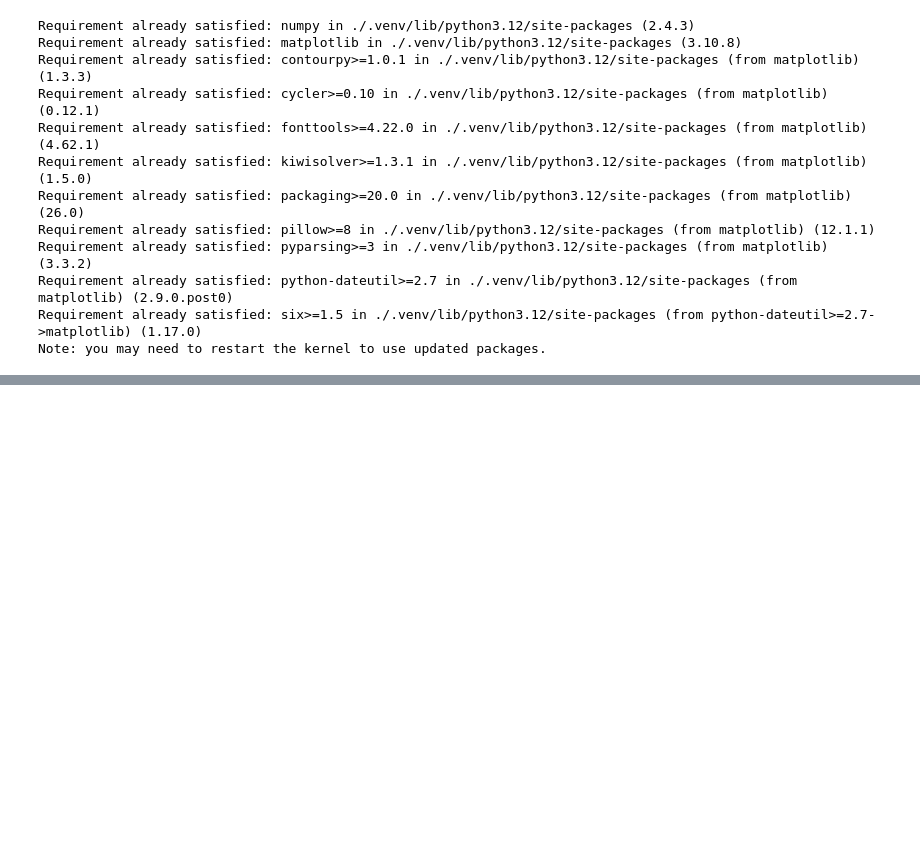
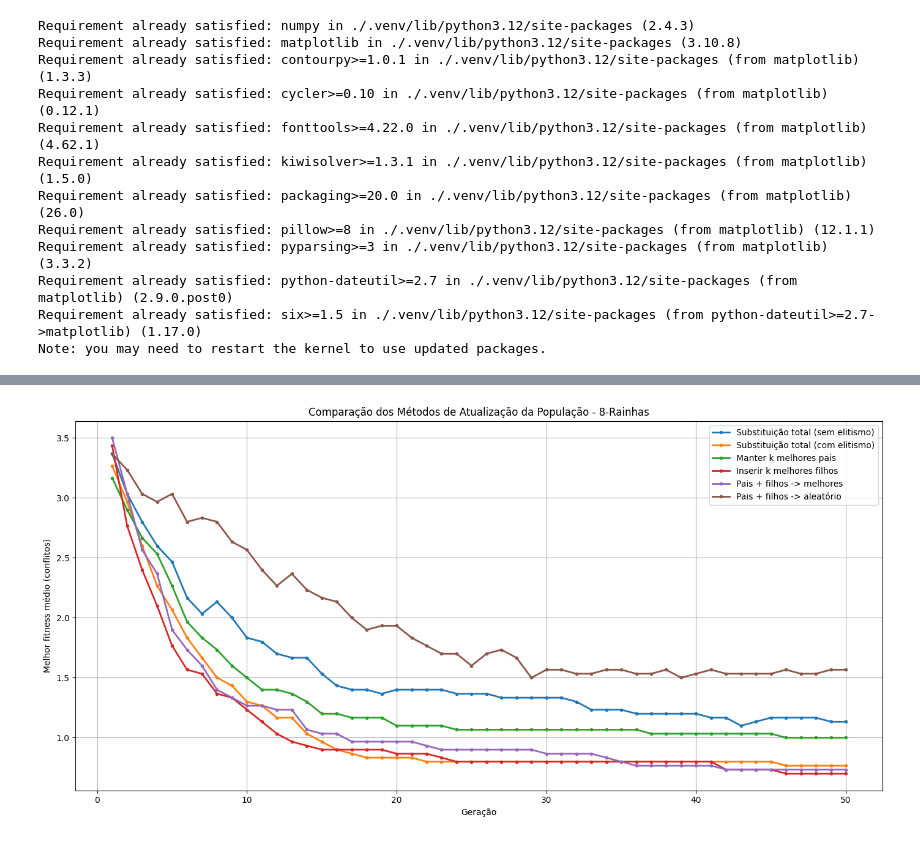
Before and after one commit to andref03/comp-natural, a Jupyter notebook: queens_alternativa_03.ipynb, the cells around one changed output, grey strips where cells are left out. Cells and saved outputs as stored; diff of their text form; code cells hidden in the pictures; blank space fills up the shorter version.

Commit message:
inserindo funções para cada método, aproveitando função de execução da versão básica, aplicando execução para 8 rainhas

```diff
--- a/queens_alternativa_03.ipynb
+++ b/queens_alternativa_03.ipynb
@@ -101,0 +327,22 @@ def gerar_filhos(matriz_atual, conflitos, m, n, taxa_mutacao):
+# %%
+plt.figure(figsize=(14, 7))
+
+for metodo in metodos:
+    plt.plot(
+        range(1, geracoes_teste + 1),
+        resultados_por_metodo[metodo]["media_historico_melhor"],
+        marker='o',
+        markersize=3,
+        linewidth=2,
+        label=nomes_metodos[metodo]
+    )
+
+plt.xlabel("Geração")
+plt.ylabel("Melhor fitness médio (conflitos)")
+plt.title(f"Comparação dos Métodos de Atualização da População - {n_teste}-Rainhas")
+plt.legend()
+plt.grid(True)
+plt.tight_layout()
+plt.show()
+# %% [output]
+[figure, added]
```
Also changed, not shown: parts of 3 cells of this notebook.
